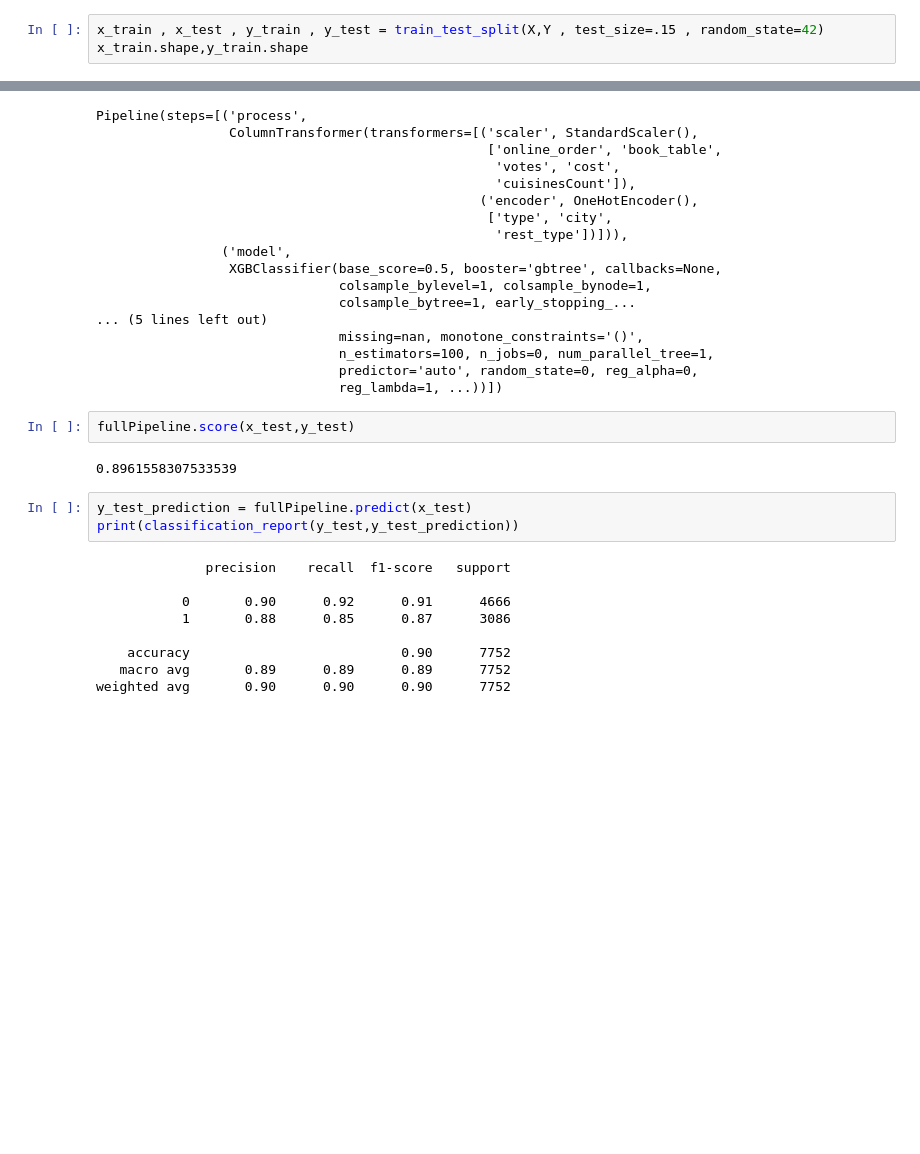
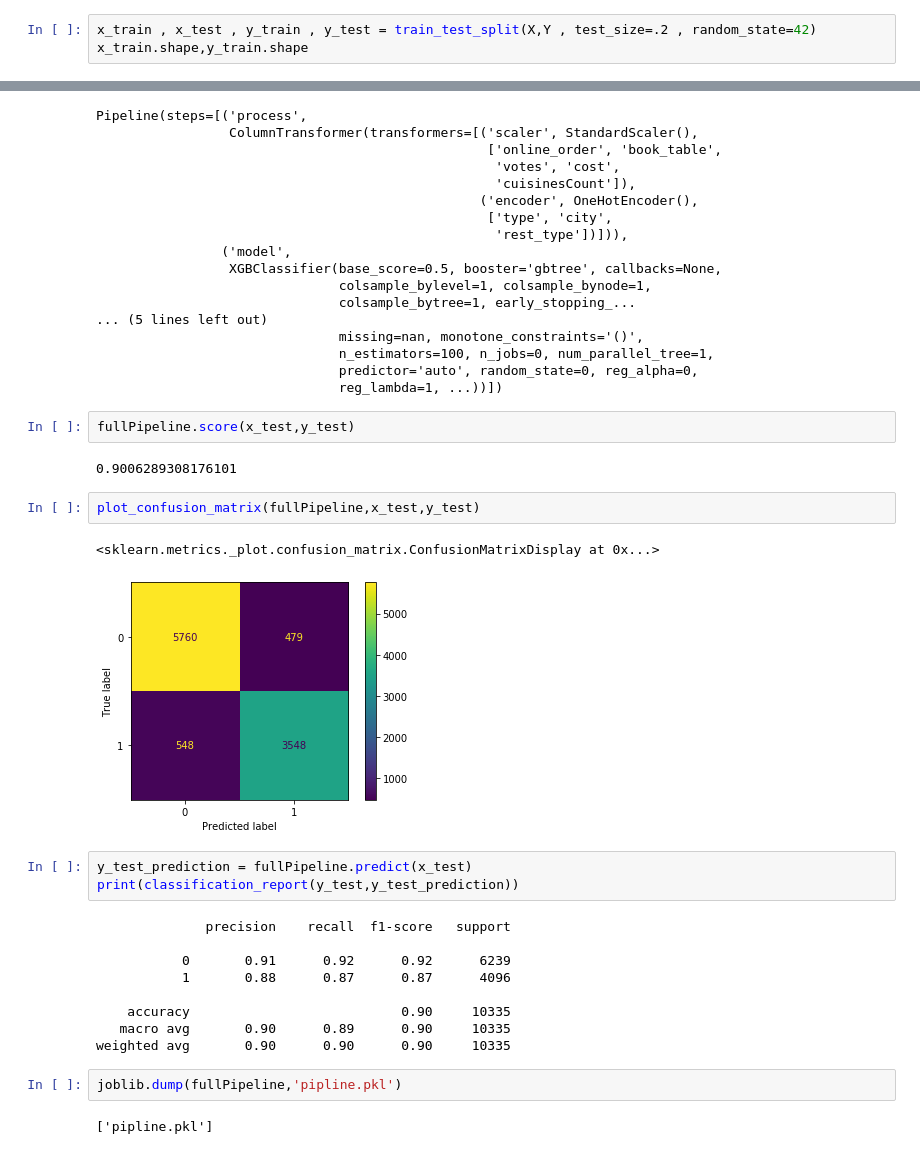
Before and after one commit to ahmedbasemdev/Zomato-Bangalore-Restaurants-Classification, a Jupyter notebook: [3] Model Building.ipynb, the cells around one changed output, grey strips where cells are left out. Saved outputs shown, nothing was run; the diff lists cells and outputs as text; blank space fills up the shorter version.

```diff
--- a/[3] Model Building.ipynb
+++ b/[3] Model Building.ipynb
@@ -115,6 +121,6 @@ processPipline = ColumnTransformer([
 
 ])
 # %%
-x_train , x_test , y_train , y_test = train_test_split(X,Y , test_size=.15 , random_state=42)
+x_train , x_test , y_train , y_test = train_test_split(X,Y , test_size=.2 , random_state=42)
 x_train.shape,y_train.shape
 # %% [output]
@@ -147,16 +153,25 @@ Pipeline(steps=[('process',
 # %%
 fullPipeline.score(x_test,y_test)
 # %% [output]
-0.8961558307533539
+0.9006289308176101
+# %%
+plot_confusion_matrix(fullPipeline,x_test,y_test)
+# %% [output]
+<sklearn.metrics._plot.confusion_matrix.ConfusionMatrixDisplay at 0x...>
+[figure, added]
 # %%
 y_test_prediction = fullPipeline.predict(x_test)
 print(classification_report(y_test,y_test_prediction))
 # %% [output]
               precision    recall  f1-score   support
 
-           0       0.90      0.92      0.91      4666
-           1       0.88      0.85      0.87      3086
+           0       0.91      0.92      0.92      6239
+           1       0.88      0.87      0.87      4096
 
-    accuracy                           0.90      7752
-   macro avg       0.89      0.89      0.89      7752
-weighted avg       0.90      0.90      0.90      7752
+    accuracy                           0.90     10335
+   macro avg       0.90      0.89      0.90     10335
+weighted avg       0.90      0.90      0.90     10335
+# %%
+joblib.dump(fullPipeline,'pipline.pkl')
+# %% [output]
+['pipline.pkl']
```
Also changed, not shown: parts of 4 cells of this notebook, 5 other files.
